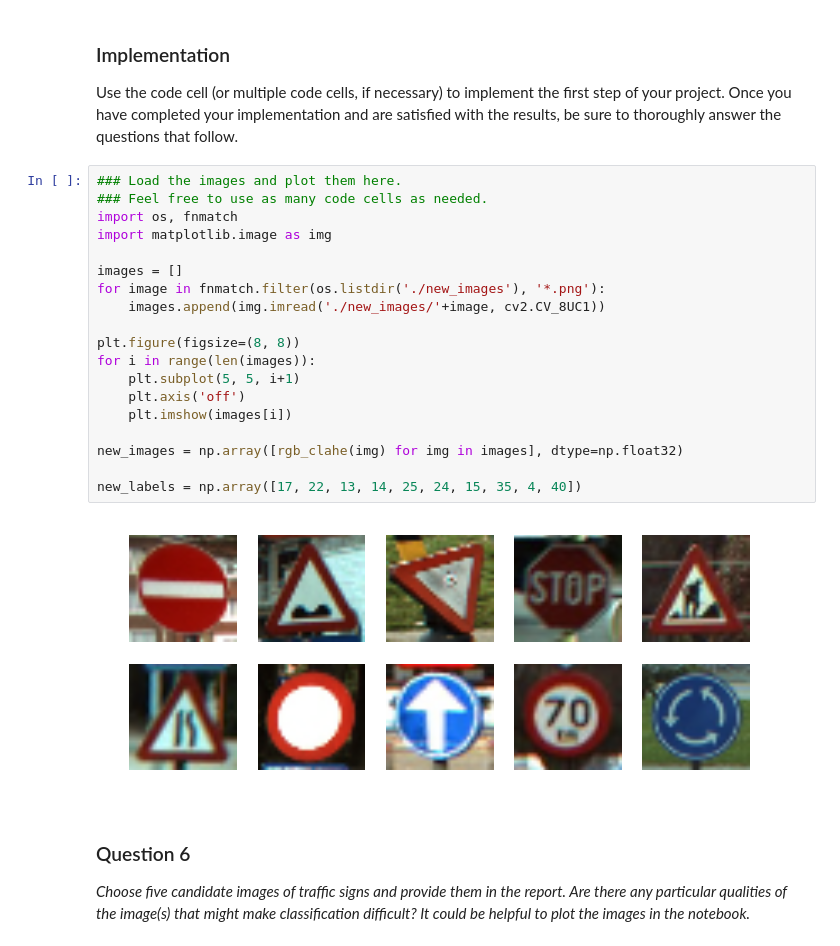
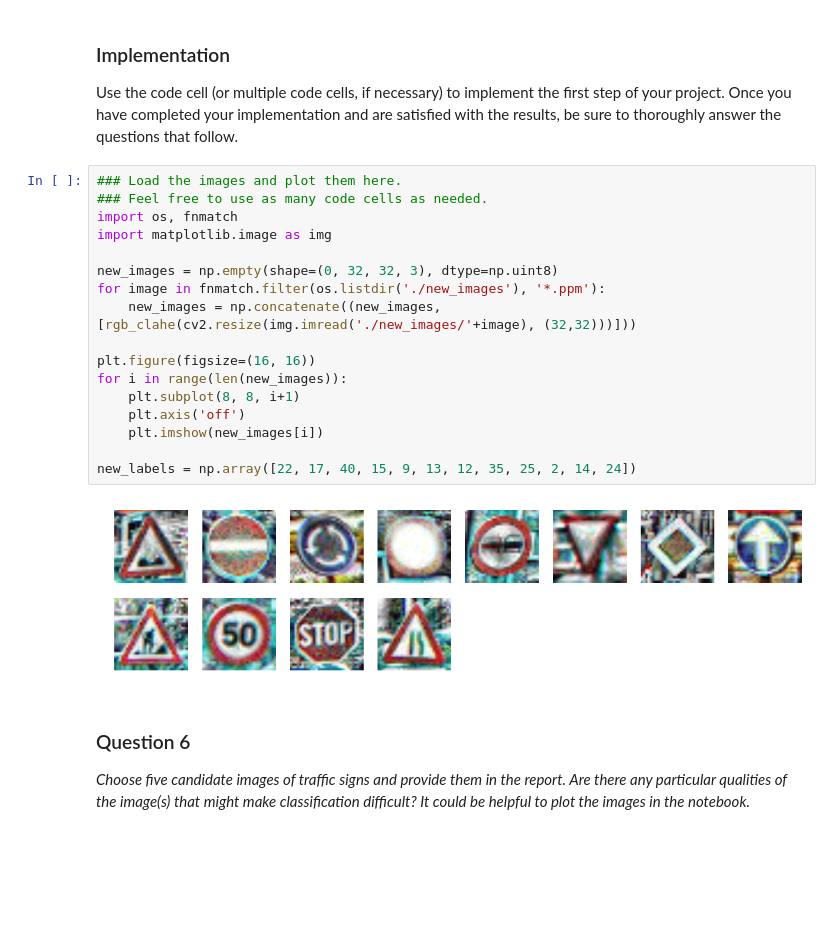
Before and after one commit to dankiman/CarND-Traffic-Sign-Classifier-Project-1, a Jupyter notebook: Traffic_Sign_Classifier.ipynb, the cells around one changed output. Drawn from its saved outputs; the diff is of its cells as text; blank space fills up the shorter version.

```diff
--- a/Traffic_Sign_Classifier.ipynb
+++ b/Traffic_Sign_Classifier.ipynb
@@ -557,24 +539,22 @@ Use the code cell (or multiple code cells, if necessary) to implement the first
 # %%
 ### Load the images and plot them here.
 ### Feel free to use as many code cells as needed.
 import os, fnmatch
 import matplotlib.image as img
 
-images = []
-for image in fnmatch.filter(os.listdir('./new_images'), '*.png'):
-    images.append(img.imread('./new_images/'+image, cv2.CV_8UC1))
+new_images = np.empty(shape=(0, 32, 32, 3), dtype=np.uint8)
+for image in fnmatch.filter(os.listdir('./new_images'), '*.ppm'):
+    new_images = np.concatenate((new_images, [rgb_clahe(cv2.resize(img.imread('./new_images/'+image), (32,32)))]))
 
-plt.figure(figsize=(8, 8))
-for i in range(len(images)):
-    plt.subplot(5, 5, i+1)
+plt.figure(figsize=(16, 16))
+for i in range(len(new_images)):
+    plt.subplot(8, 8, i+1)
     plt.axis('off')
-    plt.imshow(images[i])
+    plt.imshow(new_images[i])
 
-new_images = np.array([rgb_clahe(img) for img in images], dtype=np.float32)
-
-new_labels = np.array([17, 22, 13, 14, 25, 24, 15, 35, 4, 40])
+new_labels = np.array([22, 17, 40, 15, 9, 13, 12, 35, 25, 2, 14, 24])
 # %% [output]
-[figure, old version]
+[figure, new version]
 # %% [markdown]
 ### Question 6
 
```
Also changed, not shown: parts of 7 cells of this notebook, 5 other files.
